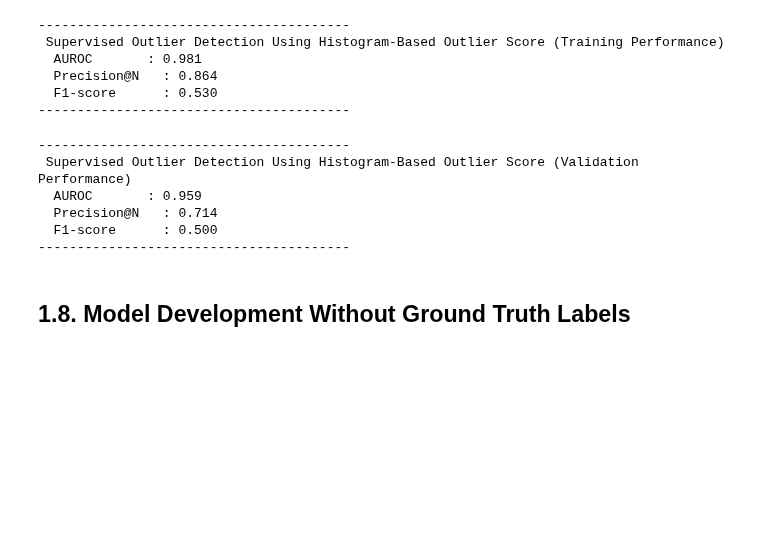
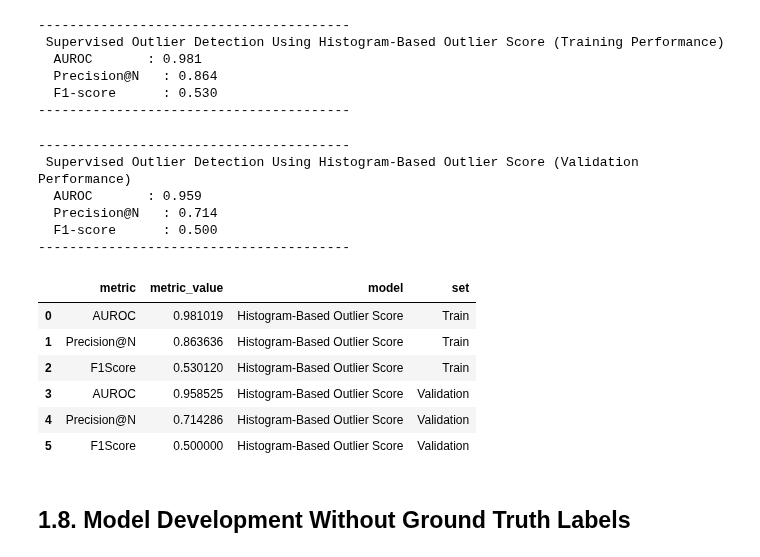
Before and after one commit to JohnPaulinePineda/Portfolio_Project_61, a Jupyter notebook: codes/DetectingAndEvaluatingAnomaliesInCategoricalDataUnderSupervisedAndUnsupervisedSettings.ipynb, the cells around one changed output. Saved outputs shown, nothing was run; the diff lists cells and outputs as text; code cells hidden in the pictures; blank space fills up the shorter version.

```diff
--- a/codes/DetectingAndEvaluatingAnomaliesInCategoricalDataUnderSupervisedAndUnsupervisedSettings.ipynb
+++ b/codes/DetectingAndEvaluatingAnomaliesInCategoricalDataUnderSupervisedAndUnsupervisedSettings.ipynb
@@ -2083,7 +2150,7 @@ Top Hyperparameter Combinations Ranked by Mean AUROC:
 ##################################
 supervised_model_hbos.fit(X_train)
 supervised_model_hbos.decision_scores_ = supervised_model_hbos.decision_function(X_train.values)
-evaluate_supervised_outlier_detection_model(supervised_model_hbos, X_train, y_train, "Supervised Outlier Detection Using Histogram-Based Outlier Score (Training Performance)")
+supervised_hbos_auroc_training, supervised_hbos_precision_training, supervised_hbos_f1_training = evaluate_supervised_outlier_detection_model(supervised_model_hbos, X_train, y_train, "Supervised Outlier Detection Using Histogram-Based Outlier Score (Training Performance)")
 # %% [output]
 ----------------------------------------
  Supervised Outlier Detection Using Histogram-Based Outlier Score (Training Performance)
@@ -2099,7 +2166,7 @@ evaluate_supervised_outlier_detection_model(supervised_model_hbos, X_train, y_tr
 ##################################
 supervised_model_hbos.fit(X_train)
 supervised_model_hbos.decision_scores_ = supervised_model_hbos.decision_function(X_validation.values)
-evaluate_supervised_outlier_detection_model(supervised_model_hbos, X_validation, y_validation, "Supervised Outlier Detection Using Histogram-Based Outlier Score (Validation Performance)")
+supervised_hbos_auroc_validation, supervised_hbos_precision_validation, supervised_hbos_f1_validation = evaluate_supervised_outlier_detection_model(supervised_model_hbos, X_validation, y_validation, "Supervised Outlier Detection Using Histogram-Based Outlier Score (Validation Performance)")
 # %% [output]
 ----------------------------------------
  Supervised Outlier Detection Using Histogram-Based Outlier Score (Validation Performance)
@@ -2107,6 +2174,27 @@ evaluate_supervised_outlier_detection_model(supervised_model_hbos, X_validation,
   Precision@N   : 0.714
   F1-score      : 0.500
 ----------------------------------------
+# %%
+##################################
+# Consolidating all the performance measures
+# for the Histogram-Based Outlier Score model
+# with synthetic ground truth labels
+# for the train and validation data
+##################################
+supervised_model_hbos_metric_summary = pd.DataFrame()
+supervised_model_hbos_metric_summary['metric'] = ["AUROC", "Precision@N", "F1Score"] * 2
+supervised_model_hbos_metric_summary['metric_value'] = [supervised_hbos_auroc_training, supervised_hbos_precision_training, supervised_hbos_f1_training, supervised_hbos_auroc_validation, supervised_hbos_precision_validation, supervised_hbos_f1_validation]
+supervised_model_hbos_metric_summary['model'] = ["Histogram-Based Outlier Score"] * 6
+supervised_model_hbos_metric_summary['set'] = (["Train"] * 3) + (["Validation"] * 3)
+display(supervised_model_hbos_metric_summary)
+# %% [output]
+|  | metric | metric_value | model | set |
+| 0 | AUROC | 0.981019 | Histogram-Based Outlier Score | Train |
+| 1 | Precision@N | 0.863636 | Histogram-Based Outlier Score | Train |
+| 2 | F1Score | 0.530120 | Histogram-Based Outlier Score | Train |
+| 3 | AUROC | 0.958525 | Histogram-Based Outlier Score | Validation |
+| 4 | Precision@N | 0.714286 | Histogram-Based Outlier Score | Validation |
+| 5 | F1Score | 0.500000 | Histogram-Based Outlier Score | Validation |
 # %% [markdown]
 ## 1.8. Model Development Without Ground Truth Labels <a class="anchor" id="1.8"></a>
 # %% [markdown]
```
Also changed, not shown: parts of 36 cells of this notebook, 1 other file.
